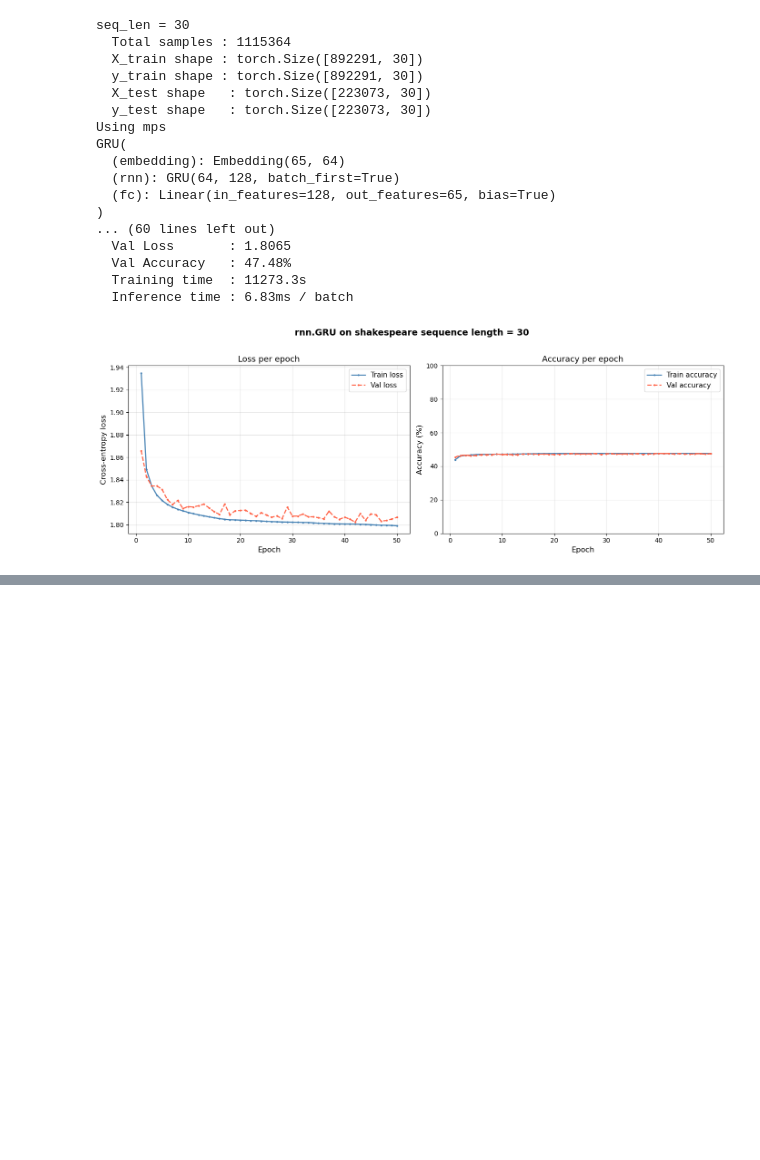
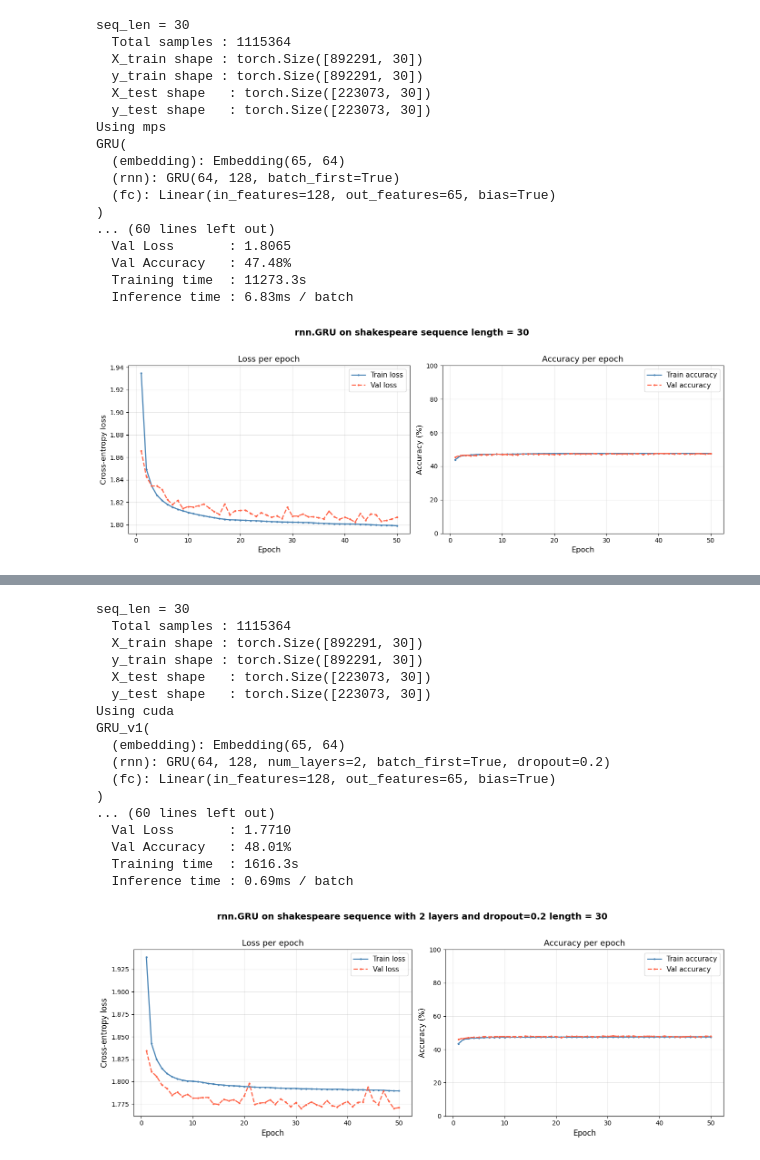
Before and after one commit to runo313/Deep-Learning, a Jupyter notebook: RNNs/RNN.ipynb, the cells around one changed output, grey strips where cells are left out. Cells and saved outputs as stored; diff of their text form; code cells hidden in the pictures; blank space fills up the shorter version.

```diff
--- a/RNNs/RNN.ipynb
+++ b/RNNs/RNN.ipynb
@@ -810,0 +851,59 @@ GRU(
+# %%
+class GRU_v1(CharRNN):
+
+    def __init__(self, eta, n_iter, batch_size, random_state,
+                 embed_size, vocab_size, hidden_size):
+        super().__init__(eta, n_iter, batch_size, random_state,
+                         embed_size, vocab_size, hidden_size)
+
+        # two stacked GRU layers with dropout between them
+        self.rnn = nn.GRU(embed_size, hidden_size, num_layers=2,
+                          batch_first=True, dropout=0.2).to(self.device)
+# %%
+X_train, X_test, y_train, y_test = create_input_output_seq(shakespeare_encoded_text, 30)
+gru_exp = GRU_v1(
+    eta          = 0.001,
+    n_iter       = 50,
+    batch_size   = 128,
+    random_state = 42,
+    embed_size   = 64,
+    vocab_size   = 65,
+    hidden_size  = 128      # same width, but 2 layers
+)
+
+print(gru_exp)
+gru_exp.fit(X_train, y_train, X_test, y_test)
+
+total, trainable = count_parameters(gru_exp)
+print(f"Total parameters    : {total:,}")
+print(f"Trainable parameters: {trainable:,}")
+(f"Model size: {model_size_mb(gru_exp):.3f} MB")
+sample = X_test[:32]
+gru_inference_ms  = measure_inference_time(gru_exp,  sample)
+#print(f"GRU  inference: {gru_inference_ms:.2f}ms per batch")
+
+model_summary("GRU shakespeare data seq_len=20", gru_exp,
+              gru_exp.val_losses_[-1],
+              gru_exp.val_accuracies_[-1],
+              gru_exp.training_time_,
+              gru_inference_ms)
+plot_curves(gru_exp, title='rnn.GRU on shakespeare sequence with 2 layers and dropout=0.2 length = 30')
+# %% [output]
+seq_len = 30
+  Total samples : 1115364
+  X_train shape : torch.Size([892291, 30])
+  y_train shape : torch.Size([892291, 30])
+  X_test shape   : torch.Size([223073, 30])
+  y_test shape   : torch.Size([223073, 30])
+Using cuda
+GRU_v1(
+  (embedding): Embedding(65, 64)
+  (rnn): GRU(64, 128, num_layers=2, batch_first=True, dropout=0.2)
+  (fc): Linear(in_features=128, out_features=65, bias=True)
+)
+... (60 lines left out)
+  Val Loss       : 1.7710
+  Val Accuracy   : 48.01%
+  Training time  : 1616.3s
+  Inference time : 0.69ms / batch
+[figure, added]
```
Also changed, not shown: parts of 3 cells of this notebook.
